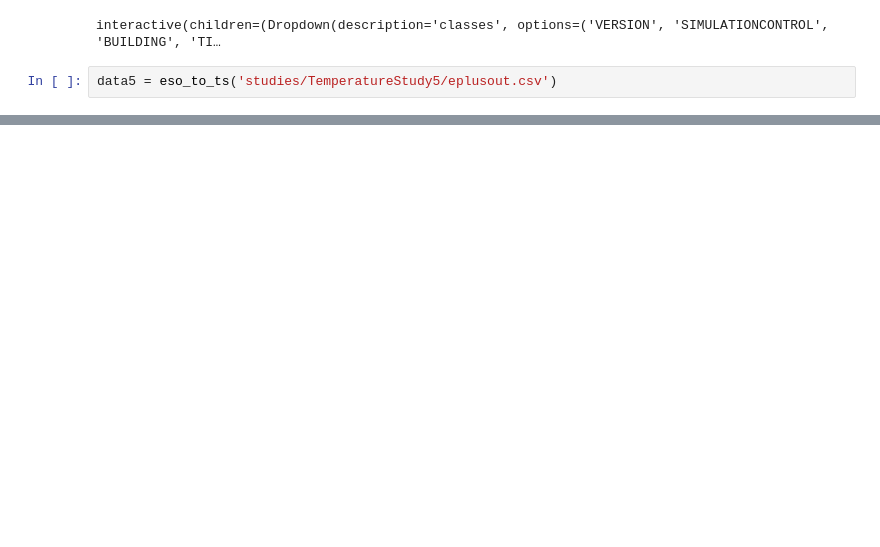
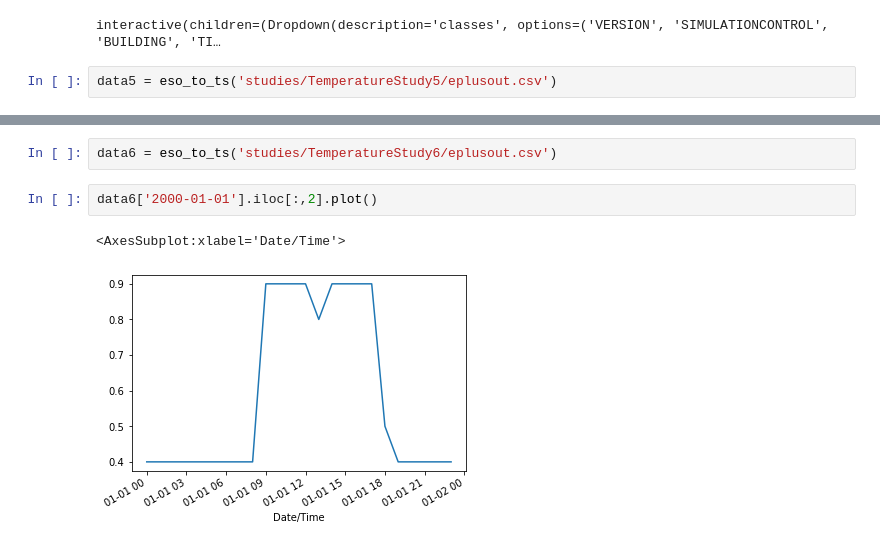
Before and after one commit to paulavmf/eppyProject, a Jupyter notebook: TemoeratureStudyplots.ipynb, the cells around one changed output, grey strips where cells are left out. Saved outputs shown, nothing was run; the diff lists cells and outputs as text; blank space fills up the shorter version.

```diff
--- a/TemoeratureStudyplots.ipynb
+++ b/TemoeratureStudyplots.ipynb
@@ -364,0 +318,7 @@ data5 = eso_to_ts('studies/TemperatureStudy5/eplusout.csv')
+# %%
+data6 = eso_to_ts('studies/TemperatureStudy6/eplusout.csv')
+# %%
+data6['2000-01-01'].iloc[:,2].plot()
+# %% [output]
+<AxesSubplot:xlabel='Date/Time'>
+[figure, added]
```
Also changed, not shown: parts of 29 cells of this notebook, 1 other file.
